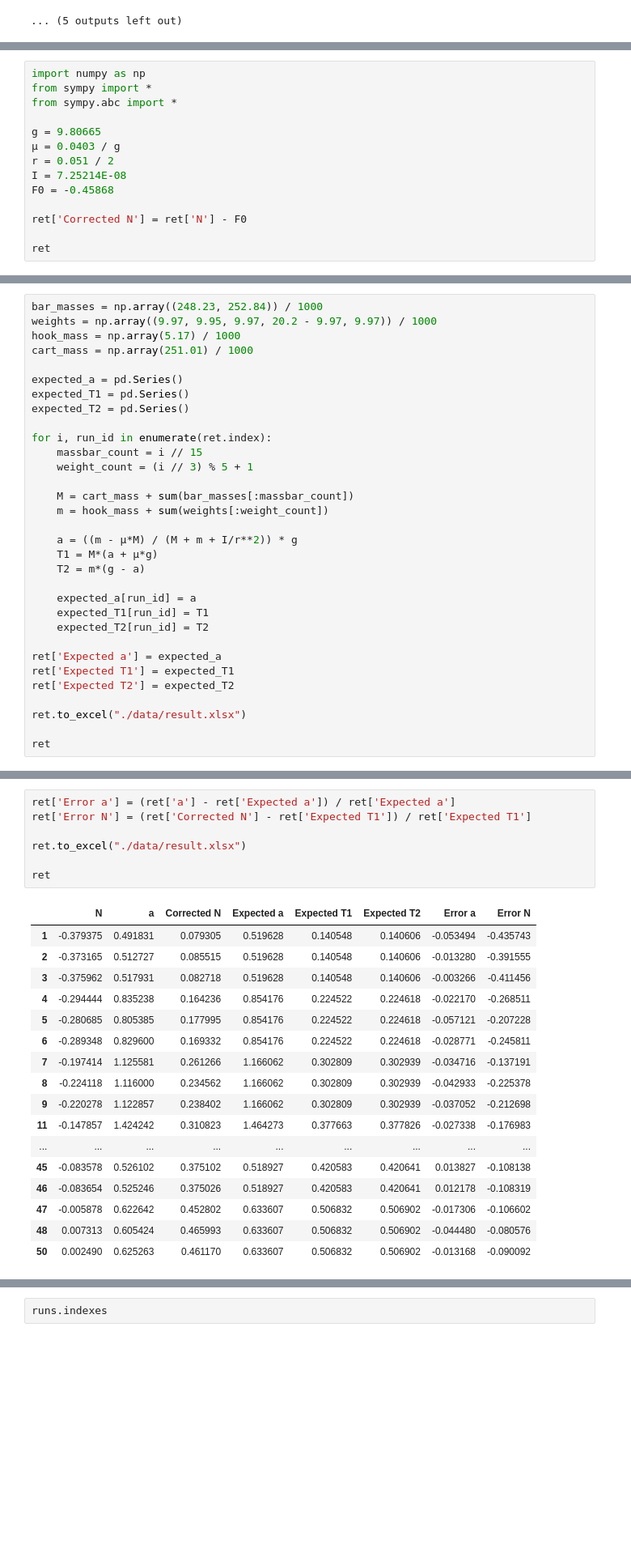
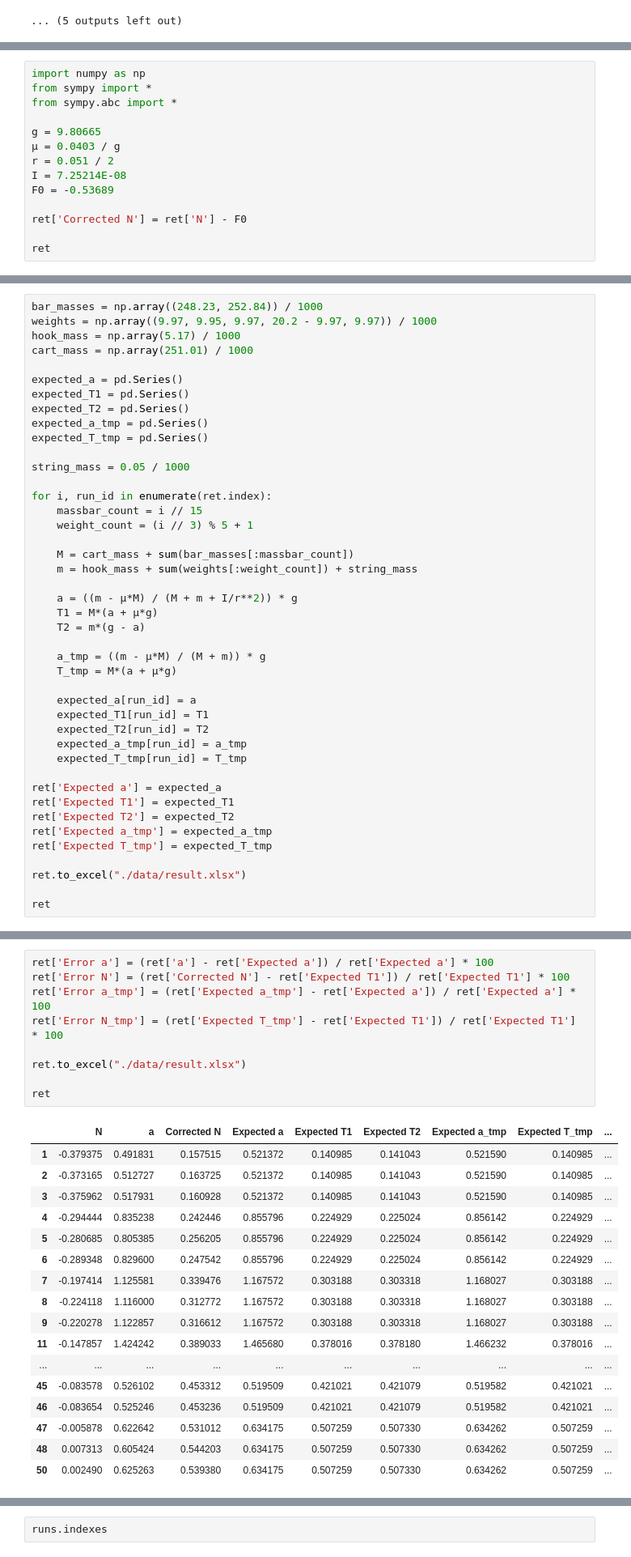
Before and after one commit to gsa-projects/physics-experiment, a Jupyter notebook: 1. 뉴턴 2법칙/데이터 분석.ipynb, the cells around one changed output, grey strips where cells are left out. Shown at 81% size. Cells and saved outputs as stored; diff of their text form; blank space fills up the shorter version.

```diff
--- a/1. 뉴턴 2법칙/데이터 분석.ipynb
+++ b/1. 뉴턴 2법칙/데이터 분석.ipynb
@@ -266,7 +266,7 @@ g = 9.80665
 μ = 0.0403 / g
 r = 0.051 / 2
 I = 7.25214E-08
-F0 = -0.45868
+F0 = -0.53689
 
 ret['Corrected N'] = ret['N'] - F0
 
@@ -298,25 +298,36 @@ cart_mass = np.array(251.01) / 1000
 expected_a = pd.Series()
 expected_T1 = pd.Series()
 expected_T2 = pd.Series()
+expected_a_tmp = pd.Series()
+expected_T_tmp = pd.Series()
+
+string_mass = 0.05 / 1000
 
 for i, run_id in enumerate(ret.index):
     massbar_count = i // 15
     weight_count = (i // 3) % 5 + 1
 
     M = cart_mass + sum(bar_masses[:massbar_count])
-    m = hook_mass + sum(weights[:weight_count])
+    m = hook_mass + sum(weights[:weight_count]) + string_mass
 
     a = ((m - μ*M) / (M + m + I/r**2)) * g
     T1 = M*(a + μ*g)
     T2 = m*(g - a)
 
+    a_tmp = ((m - μ*M) / (M + m)) * g
+    T_tmp = M*(a + μ*g)
+
     expected_a[run_id] = a
     expected_T1[run_id] = T1
     expected_T2[run_id] = T2
+    expected_a_tmp[run_id] = a_tmp
+    expected_T_tmp[run_id] = T_tmp
 
 ret['Expected a'] = expected_a
 ret['Expected T1'] = expected_T1
 ret['Expected T2'] = expected_T2
+ret['Expected a_tmp'] = expected_a_tmp
+ret['Expected T_tmp'] = expected_T_tmp
 
 ret.to_excel("./data/result.xlsx")
 
@@ -342,26 +353,28 @@ ret
 # %%
-ret['Error a'] = (ret['a'] - ret['Expected a']) / ret['Expected a']
-ret['Error N'] = (ret['Corrected N'] - ret['Expected T1']) / ret['Expected T1']
+ret['Error a'] = (ret['a'] - ret['Expected a']) / ret['Expected a'] * 100
+ret['Error N'] = (ret['Corrected N'] - ret['Expected T1']) / ret['Expected T1'] * 100
+ret['Error a_tmp'] = (ret['Expected a_tmp'] - ret['Expected a']) / ret['Expected a'] * 100
+ret['Error N_tmp'] = (ret['Expected T_tmp'] - ret['Expected T1']) / ret['Expected T1'] * 100
 
 ret.to_excel("./data/result.xlsx")
 
 ret
 # %% [output]
-|  | N | a | Corrected N | Expected a | Expected T1 | Expected T2 | Error a | Error N |
-| 1 | -0.379375 | 0.491831 | 0.079305 | 0.519628 | 0.140548 | 0.140606 | -0.053494 | -0.435743 |
-| 2 | -0.373165 | 0.512727 | 0.085515 | 0.519628 | 0.140548 | 0.140606 | -0.013280 | -0.391555 |
-| 3 | -0.375962 | 0.517931 | 0.082718 | 0.519628 | 0.140548 | 0.140606 | -0.003266 | -0.411456 |
-| 4 | -0.294444 | 0.835238 | 0.164236 | 0.854176 | 0.224522 | 0.224618 | -0.022170 | -0.268511 |
-| 5 | -0.280685 | 0.805385 | 0.177995 | 0.854176 | 0.224522 | 0.224618 | -0.057121 | -0.207228 |
-| 6 | -0.289348 | 0.829600 | 0.169332 | 0.854176 | 0.224522 | 0.224618 | -0.028771 | -0.245811 |
-| 7 | -0.197414 | 1.125581 | 0.261266 | 1.166062 | 0.302809 | 0.302939 | -0.034716 | -0.137191 |
-| 8 | -0.224118 | 1.116000 | 0.234562 | 1.166062 | 0.302809 | 0.302939 | -0.042933 | -0.225378 |
-| 9 | -0.220278 | 1.122857 | 0.238402 | 1.166062 | 0.302809 | 0.302939 | -0.037052 | -0.212698 |
-| 11 | -0.147857 | 1.424242 | 0.310823 | 1.464273 | 0.377663 | 0.377826 | -0.027338 | -0.176983 |
-| ... | ... | ... | ... | ... | ... | ... | ... | ... |
-| 45 | -0.083578 | 0.526102 | 0.375102 | 0.518927 | 0.420583 | 0.420641 | 0.013827 | -0.108138 |
-| 46 | -0.083654 | 0.525246 | 0.375026 | 0.518927 | 0.420583 | 0.420641 | 0.012178 | -0.108319 |
-| 47 | -0.005878 | 0.622642 | 0.452802 | 0.633607 | 0.506832 | 0.506902 | -0.017306 | -0.106602 |
-| 48 | 0.007313 | 0.605424 | 0.465993 | 0.633607 | 0.506832 | 0.506902 | -0.044480 | -0.080576 |
-| 50 | 0.002490 | 0.625263 | 0.461170 | 0.633607 | 0.506832 | 0.506902 | -0.013168 | -0.090092 |
+|  | N | a | Corrected N | Expected a | Expected T1 | Expected T2 | Expected a_tmp | Expected T_tmp | ... |
+| 1 | -0.379375 | 0.491831 | 0.157515 | 0.521372 | 0.140985 | 0.141043 | 0.521590 | 0.140985 | ... |
+| 2 | -0.373165 | 0.512727 | 0.163725 | 0.521372 | 0.140985 | 0.141043 | 0.521590 | 0.140985 | ... |
+| 3 | -0.375962 | 0.517931 | 0.160928 | 0.521372 | 0.140985 | 0.141043 | 0.521590 | 0.140985 | ... |
+| 4 | -0.294444 | 0.835238 | 0.242446 | 0.855796 | 0.224929 | 0.225024 | 0.856142 | 0.224929 | ... |
+| 5 | -0.280685 | 0.805385 | 0.256205 | 0.855796 | 0.224929 | 0.225024 | 0.856142 | 0.224929 | ... |
+| 6 | -0.289348 | 0.829600 | 0.247542 | 0.855796 | 0.224929 | 0.225024 | 0.856142 | 0.224929 | ... |
+| 7 | -0.197414 | 1.125581 | 0.339476 | 1.167572 | 0.303188 | 0.303318 | 1.168027 | 0.303188 | ... |
+| 8 | -0.224118 | 1.116000 | 0.312772 | 1.167572 | 0.303188 | 0.303318 | 1.168027 | 0.303188 | ... |
+| 9 | -0.220278 | 1.122857 | 0.316612 | 1.167572 | 0.303188 | 0.303318 | 1.168027 | 0.303188 | ... |
+| 11 | -0.147857 | 1.424242 | 0.389033 | 1.465680 | 0.378016 | 0.378180 | 1.466232 | 0.378016 | ... |
+| ... | ... | ... | ... | ... | ... | ... | ... | ... | ... |
+| 45 | -0.083578 | 0.526102 | 0.453312 | 0.519509 | 0.421021 | 0.421079 | 0.519582 | 0.421021 | ... |
+| 46 | -0.083654 | 0.525246 | 0.453236 | 0.519509 | 0.421021 | 0.421079 | 0.519582 | 0.421021 | ... |
+| 47 | -0.005878 | 0.622642 | 0.531012 | 0.634175 | 0.507259 | 0.507330 | 0.634262 | 0.507259 | ... |
+| 48 | 0.007313 | 0.605424 | 0.544203 | 0.634175 | 0.507259 | 0.507330 | 0.634262 | 0.507259 | ... |
+| 50 | 0.002490 | 0.625263 | 0.539380 | 0.634175 | 0.507259 | 0.507330 | 0.634262 | 0.507259 | ... |
 # %%
```
Also changed, not shown: parts of 6 cells of this notebook, 11 other files.
